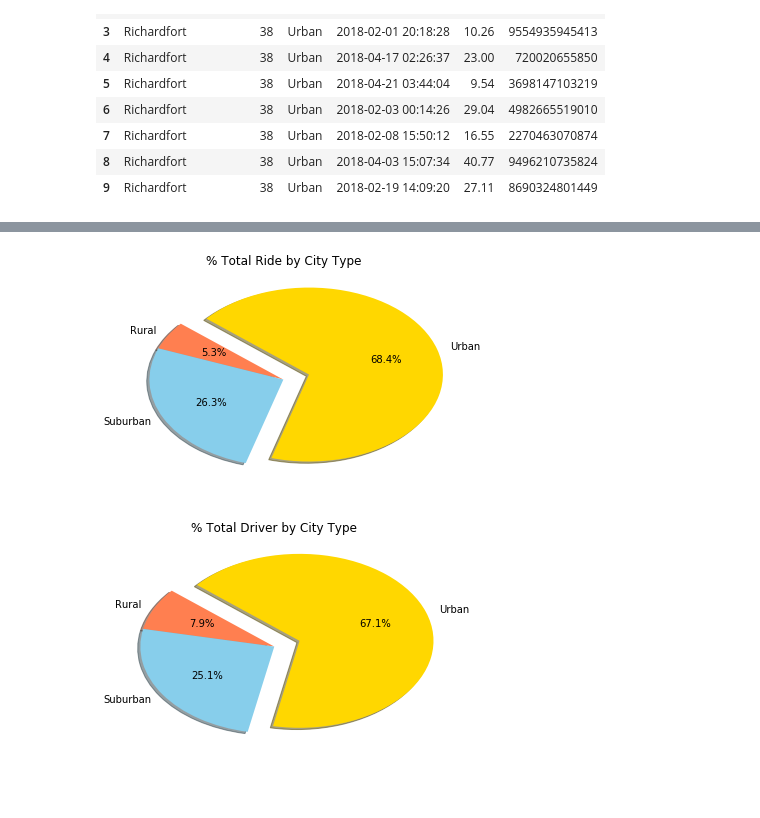
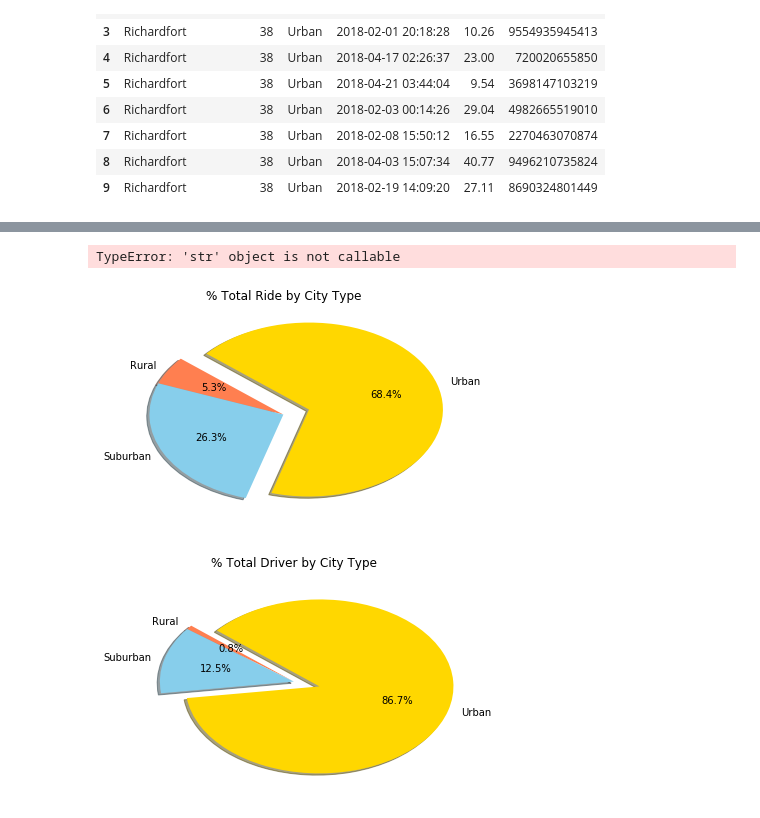
Before and after one commit to gbates22/Python-Challenge, a Jupyter notebook: Pyber/Pyber_main.ipynb, the cells around one changed output, grey strips where cells are left out. Cells and saved outputs as stored; diff of their text form; code cells hidden in the pictures.

```diff
--- a/Pyber/Pyber_main.ipynb
+++ b/Pyber/Pyber_main.ipynb
@@ -139,27 +121,28 @@ plt.pie(type_percent,
         autopct='%1.1f%%',
         shadow=True, startangle=140)
 plt.title('% Total Ride by City Type')
-plt.axis='equal'
+plt.axis('equal')
 
 plt.savefig('analysis/Fig3.png')
 plt.show()
 # %% [output]
+TypeError: 'str' object is not callable
 [figure]
 # %%
 #Use columns in dataframe to compute % of driver by city type
-driver_percent = 100 * cr_data.groupby(['type']).mean()['driver_count'] / city_data['driver_count'].mean()
+driver_percent = 100 * cr_data.groupby(['type']).sum()['driver_count'] / city_data['driver_count'].sum()
 
 # Build Pie Chart
 plt.pie(driver_percent,
         labels=['Rural', 'Suburban', 'Urban'],
         colors=['coral', 'skyblue', 'gold'],
         explode=[0, 0, 0.2],
         autopct='%1.1f%%',
         shadow=True, startangle=140)
 plt.title('% Total Driver by City Type')
 plt.axis='equal'
 
 plt.savefig('analysis/Fig4.png')
 plt.show()
 # %% [output]
-[figure, old version]
+[figure, new version]
```
Also changed, not shown: parts of 3 cells of this notebook, 3 other files.
